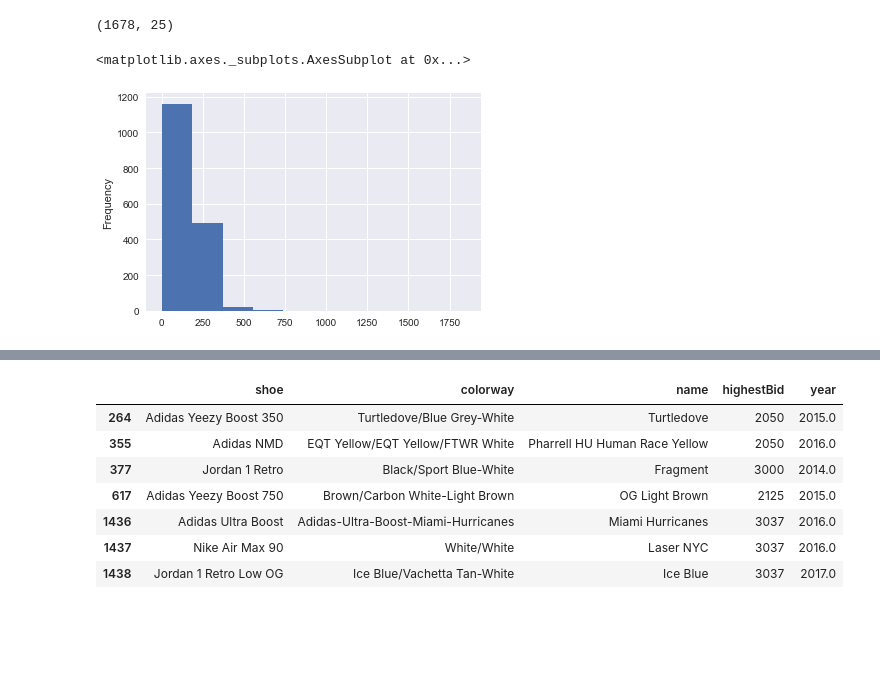
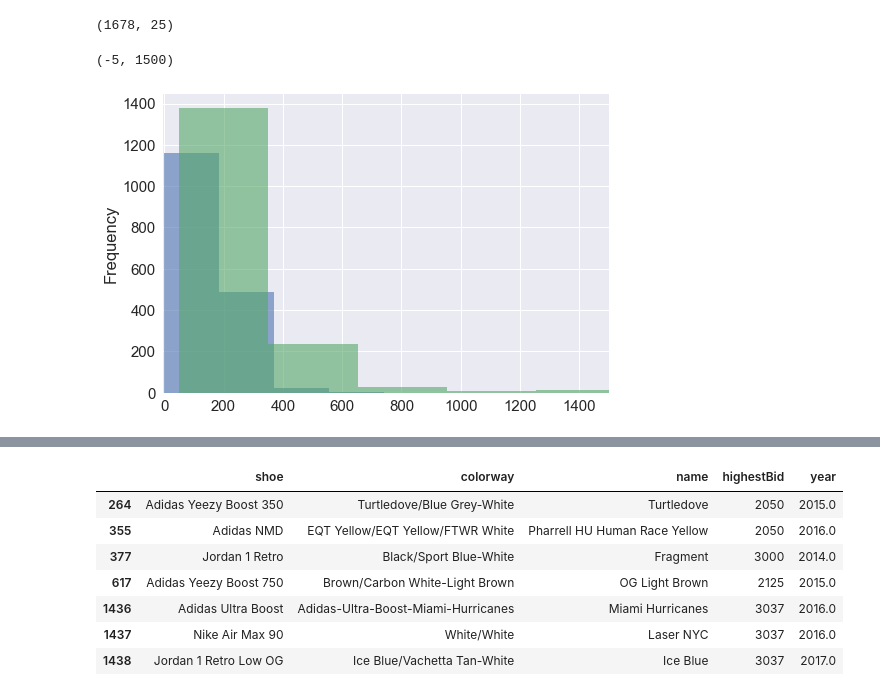
Before and after one commit to chrisk447/Capstone-GA, a Jupyter notebook: StockX Notebook.ipynb, the cells around one changed output, grey strips where cells are left out. Cells and saved outputs as stored; diff of their text form; code cells hidden in the pictures; blank space fills up the shorter version.

```diff
--- a/StockX Notebook.ipynb
+++ b/StockX Notebook.ipynb
@@ -154,8 +154,10 @@ shoe = shoe[shoe.retailPrice.notnull()]
 shoe.shape
 # %% [output]
 (1678, 25)
-# %%
-shoe.retailPrice.plot(kind='hist')
-# %% [output]
-<matplotlib.axes._subplots.AxesSubplot at 0x...>
-[figure, removed]
+# %%
+shoe.retailPrice.plot(kind='hist', alpha=0.6)
+shoe.averageDeadstockPrice.plot(kind='hist', alpha=0.6)
+plt.xlim([-5,1500])
+# %% [output]
+(-5, 1500)
+[figure, added]
```
Also changed, not shown: parts of 9 cells of this notebook.
